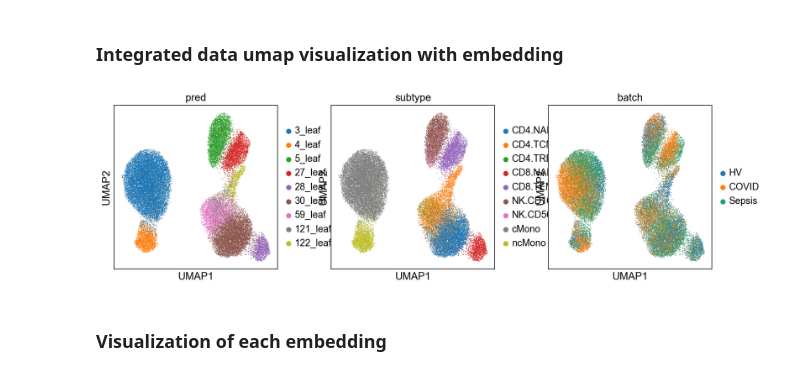
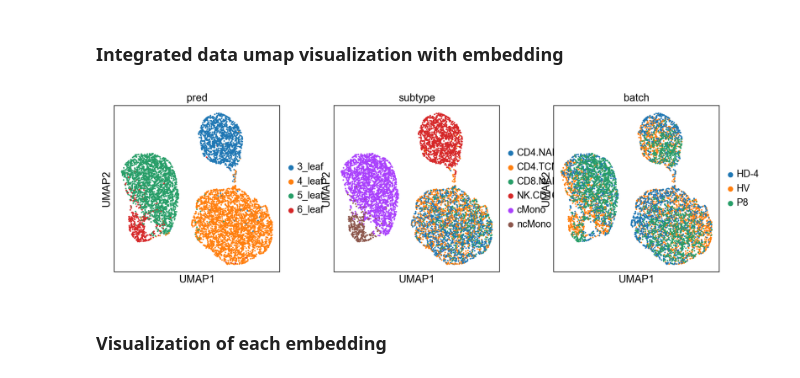
Before and after one commit to xinzhu-email/CITE-pool, a Jupyter notebook: Tutorial.ipynb, the cells around one changed output. Drawn from its saved outputs; the diff is of its cells as text; code cells hidden in the pictures.

```diff
--- a/Tutorial.ipynb
+++ b/Tutorial.ipynb
@@ -6,10 +6,10 @@ import pandas as pd
 import RunCITEpool
 import numpy as np
 # %%
-data_path = ['../data/mosaic celltype/data3.h5ad']
-output_path = '../output/mosaic celltype/3tem_test++/'
-cutoff = 0.45
-current_treepath = '../output/mosaic celltype/3tem_test++/'
+data_path = ['./datasets/example/1/data.h5ad','./datasets/example/2/data.h5ad','./datasets/example/3/data.h5ad']
+output_path = './outputs/example/'
+cutoff = 0.1
+current_treepath = None#'./outputs/example/'
 FinetuneNonde = [5]
 ifretrain = False
 
@@ -55,15 +63,38 @@ adata = sc.concat(rnadata.values(), axis=0, join='inner')
 adata.write_h5ad(output_path+'reuslt.h5ad')
 # %% [markdown]
 #### Option 2: If datasets concatenated, directly load results
+# %%
+adata = sc.read_h5ad(output_path+'reuslt.h5ad')
+
+for i in range(len(data_path)):
+
+    batch = data.obs['batch'].cat.categories
+
+    for j in range(len(batch)):
+        file = str(i+1)+'/'+str(j+np.sum(inbatch))
+        leaflabel = pd.read_csv(output_path+file+'/leaf_labels.csv',index_col=0)
+        treelabel = pd.read_csv(output_path+file+'/treelabel.csv',index_col=0)
+        embedding = pd.read_csv(output_path+file+'/embedding.csv',index_col=0)
+        indices = rnadata[i].obs_names.isin(leaflabel.index)
+        rnadata[i].obs['pred'][indices] = leaflabel['Label']
+
+        if j == 0:
+            rnadata[i].obsm['treelabel'] = np.zeros((rnadata[i].shape[0],embedding.shape[1]))
+            rnadata[i].obsm['embedding'] = np.zeros((rnadata[i].shape[0],embedding.shape[1]))
+        rnadata[i].obsm['treelabel'][indices] = treelabel.values
+        rnadata[i].obsm['embedding'][indices] = embedding.values
+
+
+    inbatch.append(j+1)
 # %% [markdown]
 ### Integrated data umap visualization with embedding
 # %%
 sc.set_figure_params(facecolor='white')
-sc.pp.neighbors(adata, n_neighbors=20, use_rep='embedding', key_added='embedding')
+sc.pp.neighbors(adata, n_neighbors=10, use_rep='embedding', key_added='embedding')
 sc.tl.umap(adata, neighbors_key='embedding')
 sc.pl.umap(adata, color=['pred','subtype','batch'])
 # %% [output]
-[figure, old version]
+[figure, new version]
 # %% [markdown]
 ### Visualization of each embedding
 # %%
```
Also changed, not shown: parts of 4 cells of this notebook, 27 other files.
